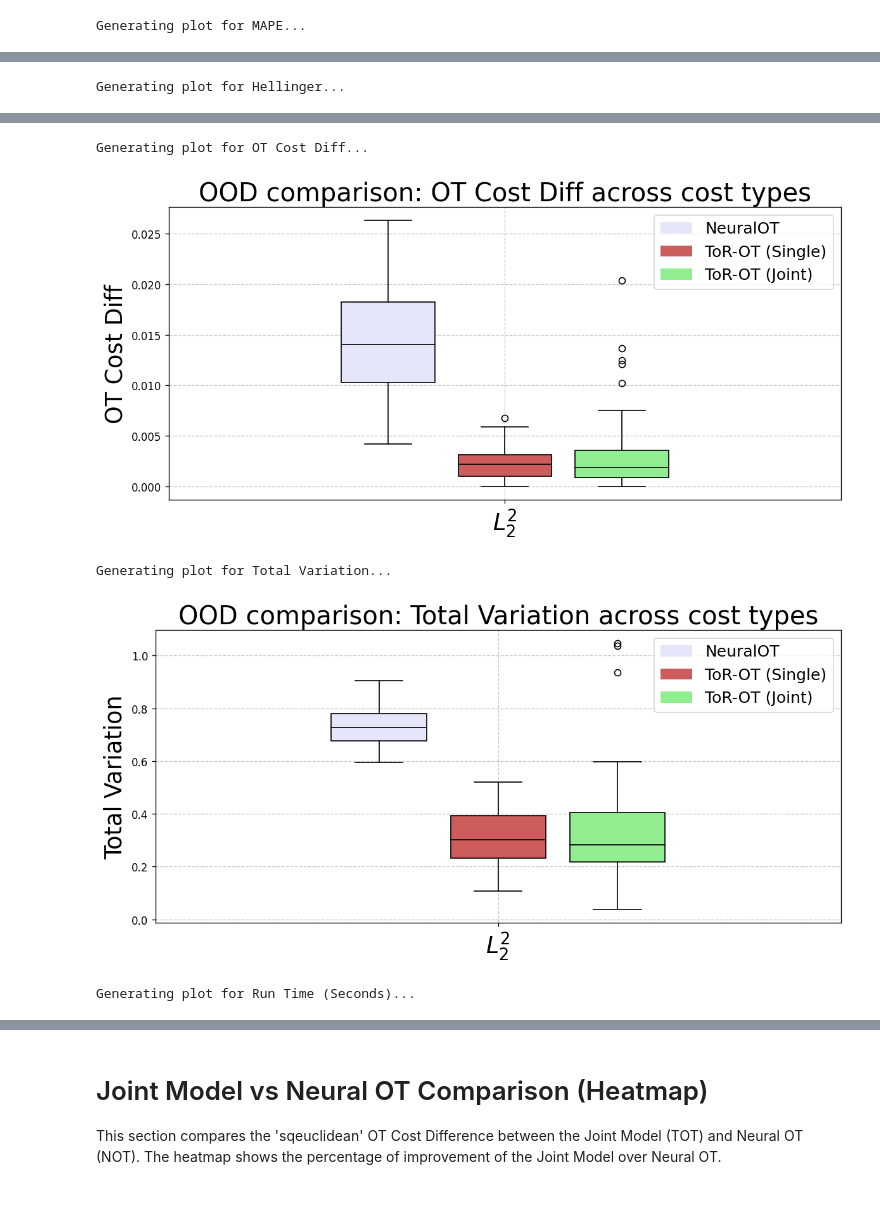
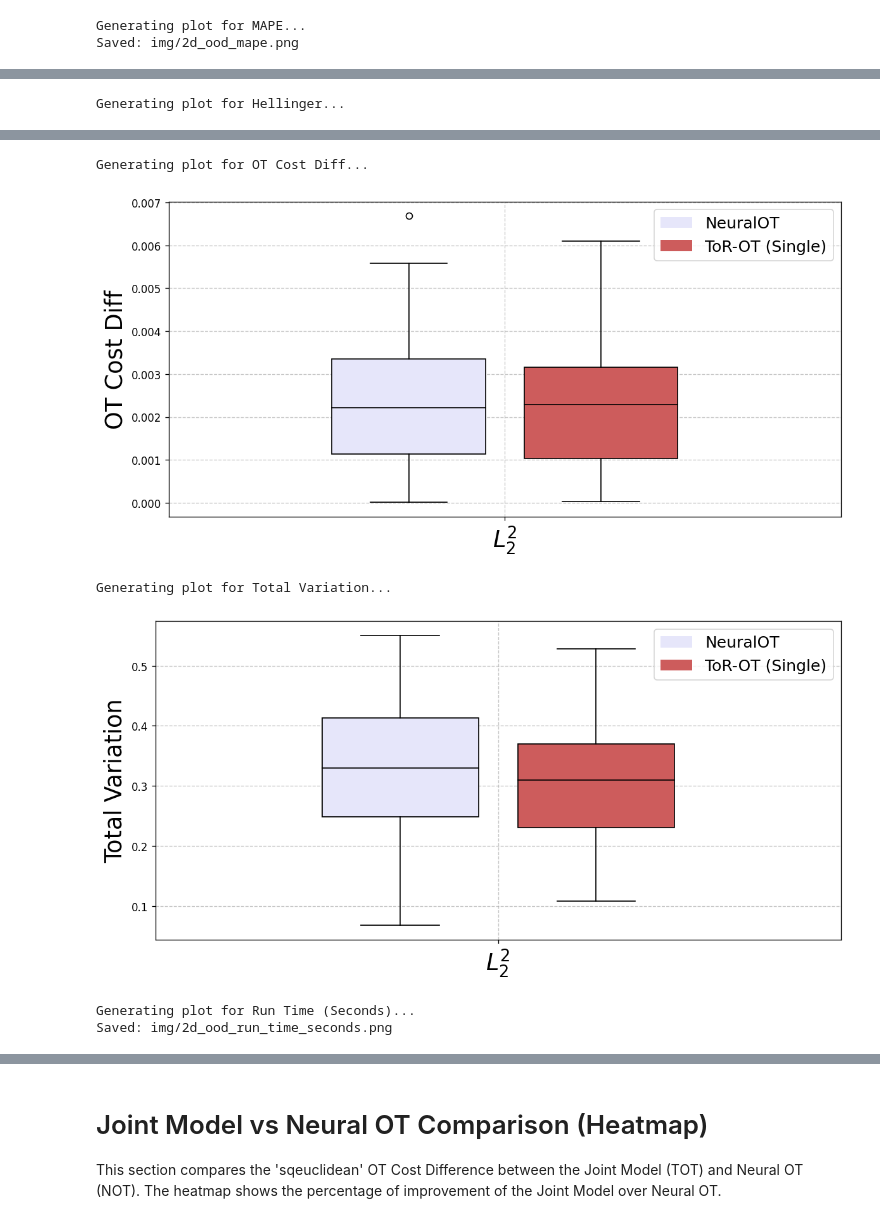
Before and after one commit to vsingh-group/TOR-OT, a Jupyter notebook: TF4OT/evals/plots/comparison_box_plots_2d.ipynb, the cells around one changed output, grey strips where cells are left out. Saved outputs shown, nothing was run; the diff lists cells and outputs as text; code cells hidden in the pictures.

```diff
--- a/TF4OT/evals/plots/comparison_box_plots_2d.ipynb
+++ b/TF4OT/evals/plots/comparison_box_plots_2d.ipynb
@@ -9,7 +10,9 @@ plt.style.use("default")
 EXPERIMENT_DIR_INDIV = "../../../experiments/cost_fixed/"
 EXPERIMENT_DIR_JOINT = "../../../experiments/cost_semivariable/"
 
-METRICS = ['cityblock', 'euclidean', 'sqeuclidean', 'minkowski', 'chebyshev', 'canberra']
+#METRICS = ['cityblock', 'euclidean', 'sqeuclidean', 'minkowski', 'chebyshev', 'canberra']
+METRICS = ['sqeuclidean']
+
 
 METRIC_LABELS = {
     'cityblock':   r'$L_1$',
@@ -81,33 +84,34 @@ for metric in METRICS:
 
     # Dynamic paths for JOINT experiments
     # Note: MODEL_JOINT_NAME is constant, but filename depends on metric
-    path_joint_tot = os.path.join(EXPERIMENT_DIR_INDIV, MODEL_JOINT_NAME, f"eval_all_pairs_2d_{metric}_results_tot.npy")
+
+    #path_joint_tot = os.path.join(EXPERIMENT_DIR_INDIV, MODEL_JOINT_NAME, f"eval_all_pairs_2d_{metric}_results_tot.npy")
     path_joint_not = os.path.join(EXPERIMENT_DIR_INDIV, MODEL_JOINT_NAME, f"eval_all_pairs_2d_{metric}_results_not.npy")
 
     data_indiv_tot, data_indiv_not = load_results(path_indiv_tot, path_indiv_not)
-    data_joint_tot, _ = load_results(path_joint_tot, path_joint_not) # We ignore data_joint_not
+    #data_joint_tot, _ = load_results(path_joint_tot, path_joint_not) # We ignore data_joint_not
 
-    if data_indiv_tot is None or data_joint_tot is None:
+    if data_indiv_tot is None: # or data_joint_tot is None:
         print(f"Skipping {metric} due to missing data.")
         continue
 
     all_results_data[metric] = {
         'NOT_INDIV': extract_metrics(data_indiv_not),
         'TOT_INDIV': extract_metrics(data_indiv_tot),
-        'TOT_JOINT': extract_metrics(data_joint_tot),
+        #'TOT_JOINT': extract_metrics(data_joint_tot),
         # 'NOT_JOINT' excluded
     }
 
 # --- Step 2: Generate Plots by Performance Metric ---
 
 # Data Keys used to access the dictionary
-DATA_KEYS = ['NOT_INDIV', 'TOT_INDIV', 'TOT_JOINT']
+DATA_KEYS = ['NOT_INDIV', 'TOT_INDIV']#, 'TOT_JOINT']
 
 # Mapping from Data Keys to Display Labels
 LABEL_MAPPING = {
     'NOT_INDIV': 'NeuralOT',
     'TOT_INDIV': 'ToR-OT (Single)',
-    'TOT_JOINT': 'ToR-OT (Joint)'
+    #'TOT_JOINT': 'ToR-OT (Joint)'
 }
 
 COLORS = ['lavender', 'indianred', 'lightgreen']
@@ -167,7 +171,7 @@ for perf_metric in PERFORMANCE_METRICS:
     xtick_labels = [METRIC_LABELS.get(m, m) for m in valid_metrics]
     ax.set_xticklabels(xtick_labels, rotation=0, ha='center', fontsize=22)
 
-    ax.set_title(f'OOD comparison: {perf_metric} across cost types', fontsize=24)
+    #ax.set_title(f'OOD comparison: {perf_metric} across cost types', fontsize=24)
     ax.set_ylabel(perf_metric, fontsize=22)
     ax.grid(True, linestyle='--', alpha=0.7)
 
@@ -181,5 +185,12 @@ for perf_metric in PERFORMANCE_METRICS:
     ax.legend(handles=legend_elements, loc='upper right', fontsize=15)
 
     plt.tight_layout()
+    if perf_metric in ['MAPE', 'Run Time (Seconds)']:
+        # make a filesystem-safe name like: testset_mape.png, testset_run_time_seconds.png
+        safe_metric = re.sub(r'[^a-z0-9]+', '_', perf_metric.lower()).strip('_')
+        out_png = f"img/2d_ood_{safe_metric}.png"
+        plt.savefig(out_png, bbox_inches='tight', dpi=300)
+        print(f"Saved: {out_png}")
+
     plt.show()
 # %% [output]
@@ -204 +204,2 @@ Generating plot for MAE...
 Generating plot for MAPE...
+Saved: img/2d_ood_mape.png
@@ -208,5 +209,6 @@ Generating plot for Hellinger...
 Generating plot for OT Cost Diff...
-[figure, old version]
+[figure, new version]
 Generating plot for Total Variation...
-[figure, old version]
+[figure, new version]
 Generating plot for Run Time (Seconds)...
+Saved: img/2d_ood_run_time_seconds.png
```
Also changed, not shown: parts of 4 cells of this notebook, 3 other files.
